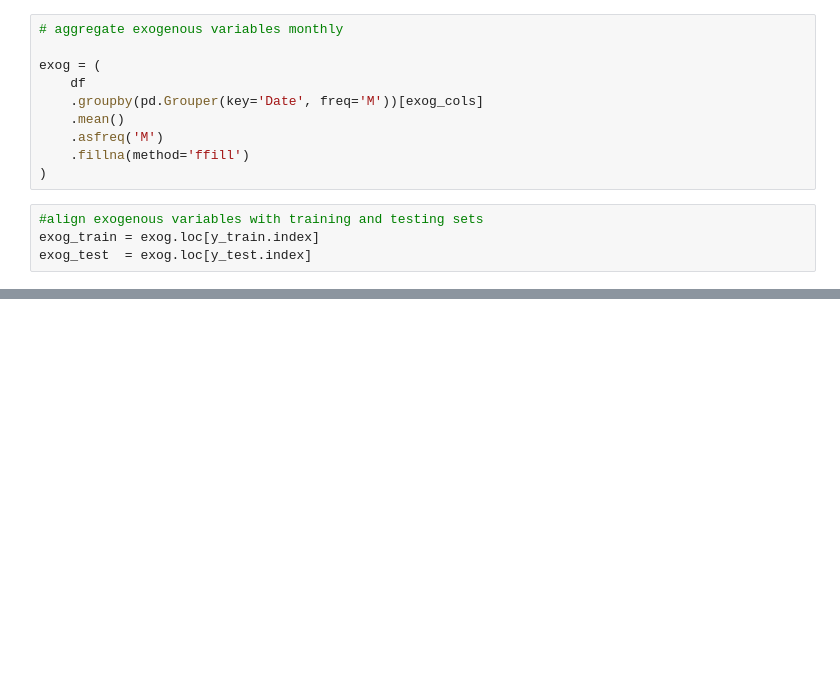
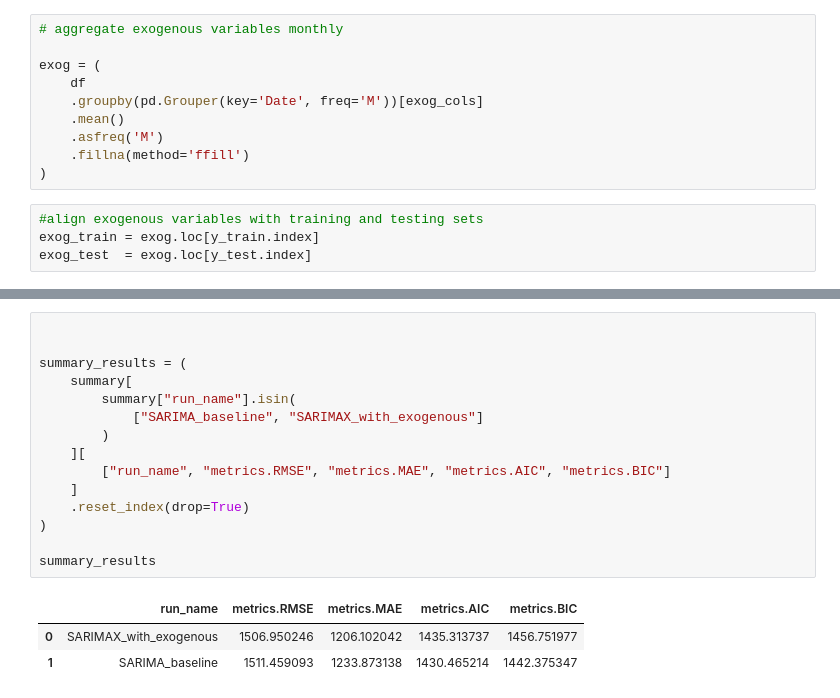
Before and after one commit to mongare70/ElectroTech-Forecasting-Data, a Jupyter notebook: model/model.ipynb, the cells around one changed output, grey strips where cells are left out. Cells and saved outputs as stored; diff of their text form; blank space fills up the shorter version.

```diff
--- a/model/model.ipynb
+++ b/model/model.ipynb
@@ -280,0 +503,19 @@ with mlflow.start_run(run_name="SARIMA_baseline"):
+# %%
+
+
+summary_results = (
+    summary[
+        summary["run_name"].isin(
+            ["SARIMA_baseline", "SARIMAX_with_exogenous"]
+        )
+    ][
+        ["run_name", "metrics.RMSE", "metrics.MAE", "metrics.AIC", "metrics.BIC"]
+    ]
+    .reset_index(drop=True)
+)
+
+summary_results
+# %% [output]
+|  | run_name | metrics.RMSE | metrics.MAE | metrics.AIC | metrics.BIC |
+| 0 | SARIMAX_with_exogenous | 1506.950246 | 1206.102042 | 1435.313737 | 1456.751977 |
+| 1 | SARIMA_baseline | 1511.459093 | 1233.873138 | 1430.465214 | 1442.375347 |
```
Also changed, not shown: parts of 27 cells of this notebook.
